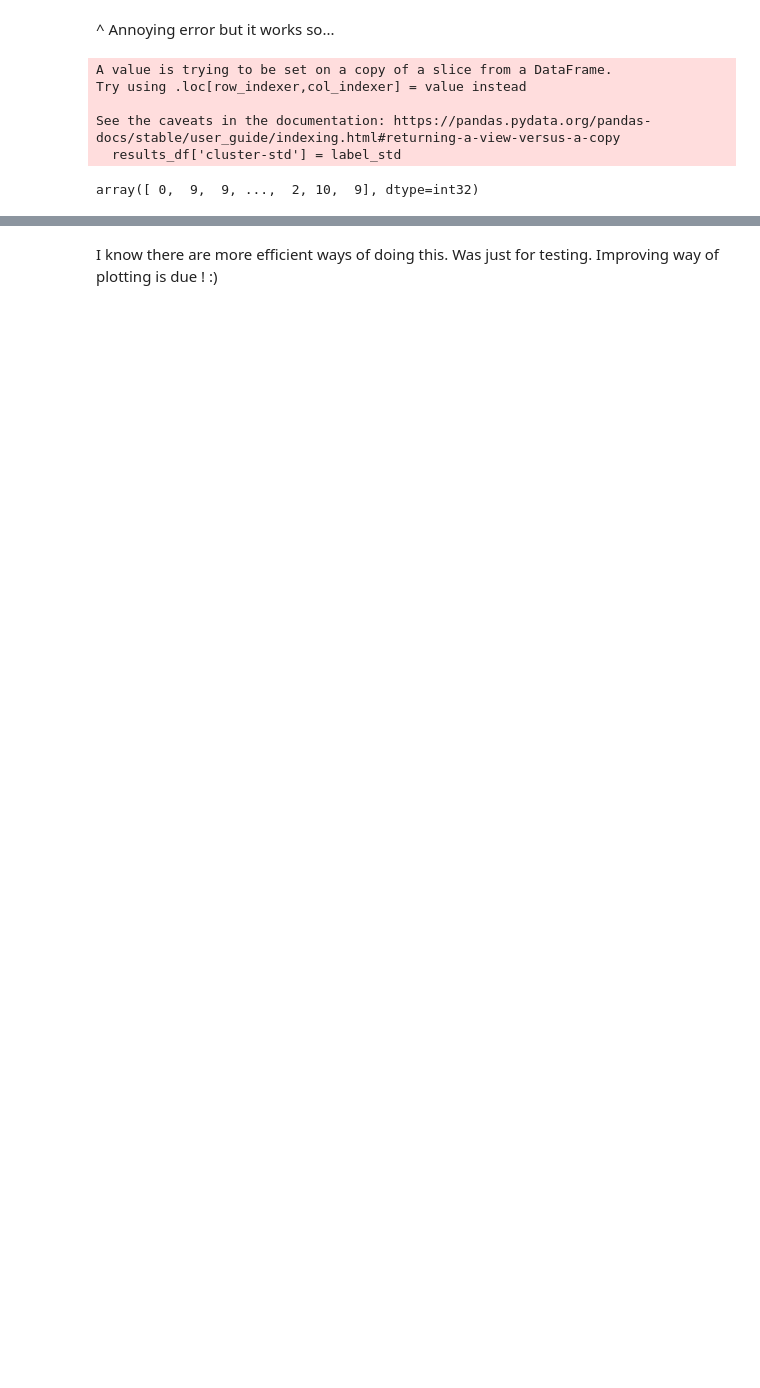
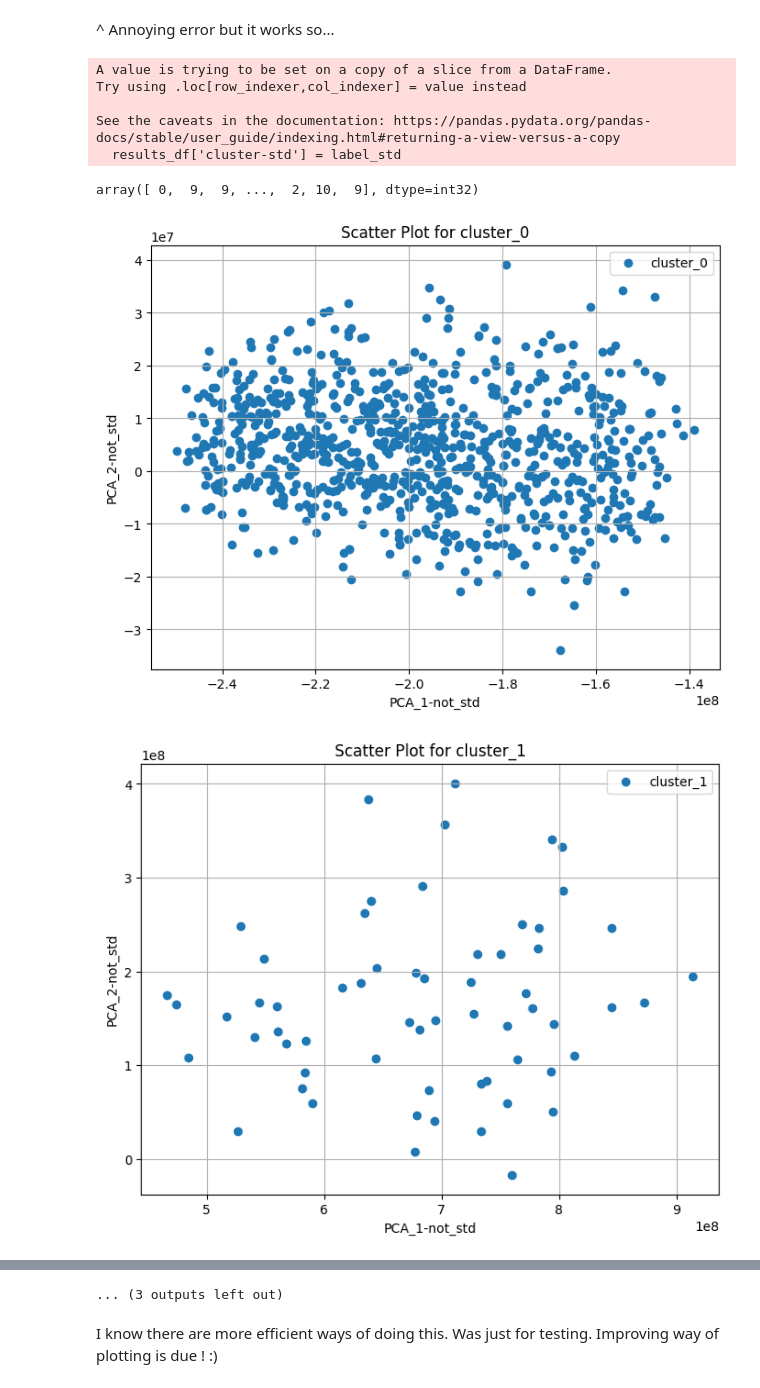
Before and after one commit to afloresep/HMDB-clustering, a Jupyter notebook: code/test-copy.ipynb, the cells around one changed output, grey strips where cells are left out. Saved outputs shown, nothing was run; the diff lists cells and outputs as text; code cells hidden in the pictures; blank space fills up the shorter version.

```diff
--- a/code/test-copy.ipynb
+++ b/code/test-copy.ipynb
@@ -156,7 +156,7 @@ label_std = kmeans.fit_predict(pca_std)
 # label (cluster assigned) for each molecule giving the coordinates (PCA_1 and PCA_2)
 # Compute cluster centers and predict cluster index for each sample.
 
-results_df['cluster-not_std'] = label_std
+results_df['cluster-std'] = label_std
 centroids_std = kmeans.cluster_centers_
 
 label_std # Cluster predicted for each sample for std data
@@ -167,3 +167,27 @@ Try using .loc[row_indexer,col_indexer] = value instead
 See the caveats in the documentation: https://pandas.pydata.org/pandas-docs/stable/user_guide/indexing.html#returning-a-view-versus-a-copy
   results_df['cluster-std'] = label_std
 array([ 0,  9,  9, ...,  2, 10,  9], dtype=int32)
+# %%
+results_grouped =  results_df.groupby('cluster-not_std')
+results_grouped
+
+cluster_dfs = {}
+
+# Loop through each group and create dataframes
+for cluster, group_df in results_grouped:
+    cluster_dfs[f'cluster_{cluster}'] = group_df[['Name', 'PCA_1-not_std', 'PCA_2-not_std']]
+# %%
+import matplotlib.pyplot as plt
+
+for cluster_key, cluster_df in cluster_dfs.items():  # cluster_name, dataframe for each cluster in all clusters:
+    plt.figure(figsize=(8, 6))
+    plt.scatter(cluster_df['PCA_1-not_std'], cluster_df['PCA_2-not_std'], label=cluster_key)
+    plt.xlabel('PCA_1-not_std')
+    plt.ylabel('PCA_2-not_std')
+    plt.title(f'Scatter Plot for {cluster_key}')
+    plt.legend()
+    plt.grid(True)
+    plt.show()
+# %% [output]
+[figure, added]
+[figure, added]
@@ -170,3 +204,4 @@ array([ 0,  9,  9, ...,  2, 10,  9], dtype=int32)
+... (3 outputs left out)
 # %% [markdown]
 I know there are more efficient ways of doing this. Was just for testing.
 Improving way of plotting is due ! :)
```
Also changed, not shown: parts of 4 cells of this notebook, 2 other files.
